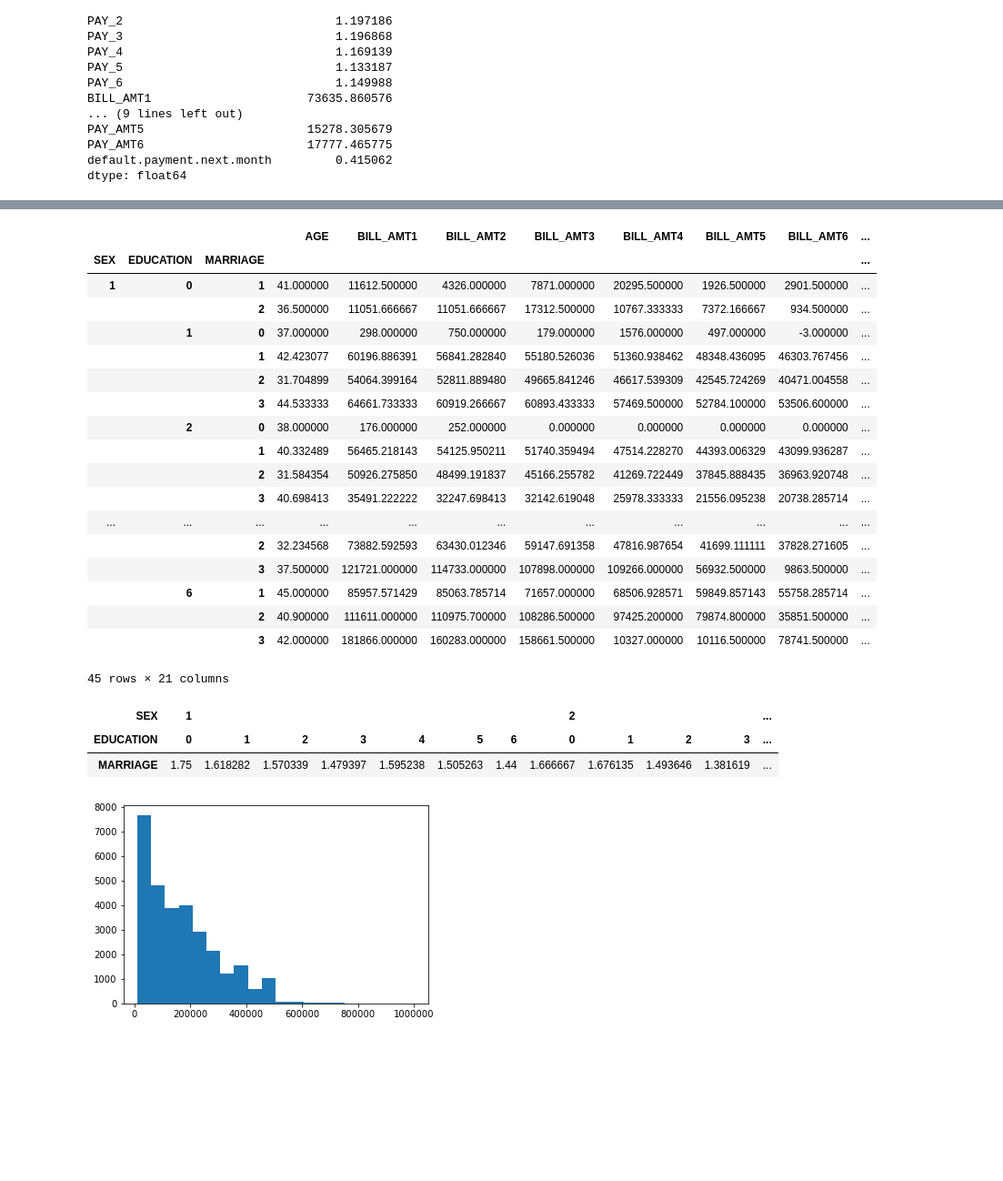
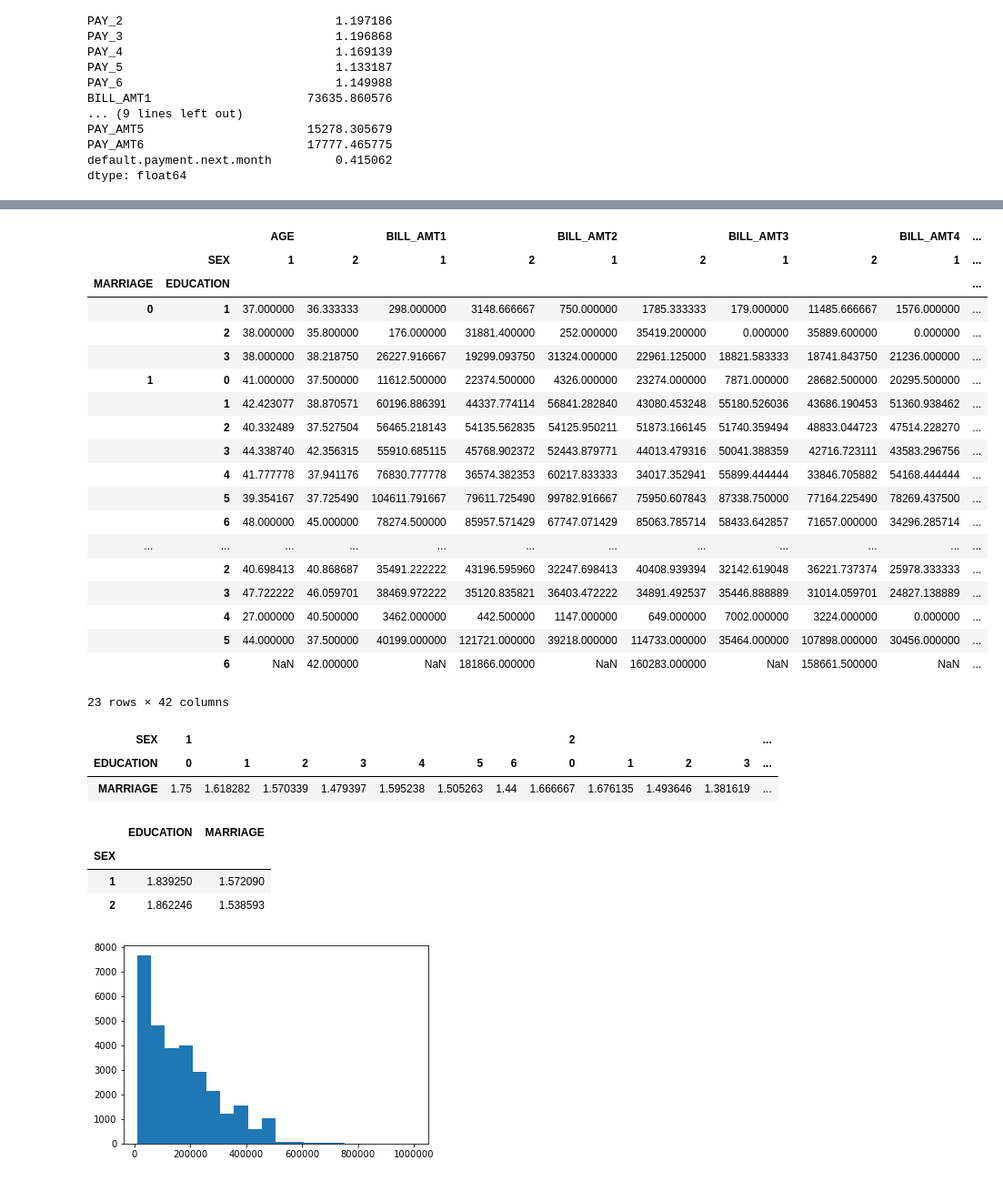
Before and after one commit to IvanovDmitryV/sfml, a Jupyter notebook: hw_01/hw1-task.ipynb, the cells around one changed output, grey strips where cells are left out. Shown at 91% size. Drawn from its saved outputs; the diff is of its cells as text; code cells hidden in the pictures; blank space fills up the shorter version.

```diff
--- a/hw_01/hw1-task.ipynb
+++ b/hw_01/hw1-task.ipynb
@@ -131,26 +130,27 @@ Name: 50%, dtype: float64
 # %%
 # (5) постройте сводную таблицу (pivot table) по SEX, EDUCATION, MARRIAGE
 #TODO
-
-df.pivot_table(index=['SEX','EDUCATION','MARRIAGE']) # не маленькая такая таблица, для визуального анализа трудна, а потому
+df.pivot_table(columns=['SEX'],index=['MARRIAGE','EDUCATION'])
+# не маленькая такая таблица, для визуального анализа трудна, а потому
 # %% [output]
-|  |  |  | AGE | BILL_AMT1 | BILL_AMT2 | BILL_AMT3 | BILL_AMT4 | BILL_AMT5 | BILL_AMT6 | ... |
-| SEX | EDUCATION | MARRIAGE |  |  |  |  |  |  |  | ... |
-| 1 | 0 | 1 | 41.000000 | 11612.500000 | 4326.000000 | 7871.000000 | 20295.500000 | 1926.500000 | 2901.500000 | ... |
-|  |  | 2 | 36.500000 | 11051.666667 | 11051.666667 | 17312.500000 | 10767.333333 | 7372.166667 | 934.500000 | ... |
-|  | 1 | 0 | 37.000000 | 298.000000 | 750.000000 | 179.000000 | 1576.000000 | 497.000000 | -3.000000 | ... |
-|  |  | 1 | 42.423077 | 60196.886391 | 56841.282840 | 55180.526036 | 51360.938462 | 48348.436095 | 46303.767456 | ... |
-|  |  | 2 | 31.704899 | 54064.399164 | 52811.889480 | 49665.841246 | 46617.539309 | 42545.724269 | 40471.004558 | ... |
-|  |  | 3 | 44.533333 | 64661.733333 | 60919.266667 | 60893.433333 | 57469.500000 | 52784.100000 | 53506.600000 | ... |
-|  | 2 | 0 | 38.000000 | 176.000000 | 252.000000 | 0.000000 | 0.000000 | 0.000000 | 0.000000 | ... |
-|  |  | 1 | 40.332489 | 56465.218143 | 54125.950211 | 51740.359494 | 47514.228270 | 44393.006329 | 43099.936287 | ... |
-|  |  | 2 | 31.584354 | 50926.275850 | 48499.191837 | 45166.255782 | 41269.722449 | 37845.888435 | 36963.920748 | ... |
-|  |  | 3 | 40.698413 | 35491.222222 | 32247.698413 | 32142.619048 | 25978.333333 | 21556.095238 | 20738.285714 | ... |
-| ... | ... | ... | ... | ... | ... | ... | ... | ... | ... | ... |
-|  |  | 2 | 32.234568 | 73882.592593 | 63430.012346 | 59147.691358 | 47816.987654 | 41699.111111 | 37828.271605 | ... |
-|  |  | 3 | 37.500000 | 121721.000000 | 114733.000000 | 107898.000000 | 109266.000000 | 56932.500000 | 9863.500000 | ... |
-|  | 6 | 1 | 45.000000 | 85957.571429 | 85063.785714 | 71657.000000 | 68506.928571 | 59849.857143 | 55758.285714 | ... |
-|  |  | 2 | 40.900000 | 111611.000000 | 110975.700000 | 108286.500000 | 97425.200000 | 79874.800000 | 35851.500000 | ... |
-|  |  | 3 | 42.000000 | 181866.000000 | 160283.000000 | 158661.500000 | 10327.000000 | 10116.500000 | 78741.500000 | ... |
+|  |  | AGE |  | BILL_AMT1 |  | BILL_AMT2 |  | BILL_AMT3 |  | BILL_AMT4 | ... |
+|  | SEX | 1 | 2 | 1 | 2 | 1 | 2 | 1 | 2 | 1 | ... |
+| MARRIAGE | EDUCATION |  |  |  |  |  |  |  |  |  | ... |
+| 0 | 1 | 37.000000 | 36.333333 | 298.000000 | 3148.666667 | 750.000000 | 1785.333333 | 179.000000 | 11485.666667 | 1576.000000 | ... |
+|  | 2 | 38.000000 | 35.800000 | 176.000000 | 31881.400000 | 252.000000 | 35419.200000 | 0.000000 | 35889.600000 | 0.000000 | ... |
+|  | 3 | 38.000000 | 38.218750 | 26227.916667 | 19299.093750 | 31324.000000 | 22961.125000 | 18821.583333 | 18741.843750 | 21236.000000 | ... |
+| 1 | 0 | 41.000000 | 37.500000 | 11612.500000 | 22374.500000 | 4326.000000 | 23274.000000 | 7871.000000 | 28682.500000 | 20295.500000 | ... |
+|  | 1 | 42.423077 | 38.870571 | 60196.886391 | 44337.774114 | 56841.282840 | 43080.453248 | 55180.526036 | 43686.190453 | 51360.938462 | ... |
+|  | 2 | 40.332489 | 37.527504 | 56465.218143 | 54135.562835 | 54125.950211 | 51873.166145 | 51740.359494 | 48833.044723 | 47514.228270 | ... |
+|  | 3 | 44.338740 | 42.356315 | 55910.685115 | 45768.902372 | 52443.879771 | 44013.479316 | 50041.388359 | 42716.723111 | 43583.296756 | ... |
+|  | 4 | 41.777778 | 37.941176 | 76830.777778 | 36574.382353 | 60217.833333 | 34017.352941 | 55899.444444 | 33846.705882 | 54168.444444 | ... |
+|  | 5 | 39.354167 | 37.725490 | 104611.791667 | 79611.725490 | 99782.916667 | 75950.607843 | 87338.750000 | 77164.225490 | 78269.437500 | ... |
+|  | 6 | 48.000000 | 45.000000 | 78274.500000 | 85957.571429 | 67747.071429 | 85063.785714 | 58433.642857 | 71657.000000 | 34296.285714 | ... |
+| ... | ... | ... | ... | ... | ... | ... | ... | ... | ... | ... | ... |
+|  | 2 | 40.698413 | 40.868687 | 35491.222222 | 43196.595960 | 32247.698413 | 40408.939394 | 32142.619048 | 36221.737374 | 25978.333333 | ... |
+|  | 3 | 47.722222 | 46.059701 | 38469.972222 | 35120.835821 | 36403.472222 | 34891.492537 | 35446.888889 | 31014.059701 | 24827.138889 | ... |
+|  | 4 | 27.000000 | 40.500000 | 3462.000000 | 442.500000 | 1147.000000 | 649.000000 | 7002.000000 | 3224.000000 | 0.000000 | ... |
+|  | 5 | 44.000000 | 37.500000 | 40199.000000 | 121721.000000 | 39218.000000 | 114733.000000 | 35464.000000 | 107898.000000 | 30456.000000 | ... |
+|  | 6 | NaN | 42.000000 | NaN | 181866.000000 | NaN | 160283.000000 | NaN | 158661.500000 | NaN | ... |
-45 rows × 21 columns
+23 rows × 42 columns
 # %%
@@ -160,6 +161,14 @@ df.pivot_table(['MARRIAGE'],index=['SEX','EDUCATION']).T
 | SEX | 1 |  |  |  |  |  |  | 2 |  |  |  | ... |
 | EDUCATION | 0 | 1 | 2 | 3 | 4 | 5 | 6 | 0 | 1 | 2 | 3 | ... |
 | MARRIAGE | 1.75 | 1.618282 | 1.570339 | 1.479397 | 1.595238 | 1.505263 | 1.44 | 1.666667 | 1.676135 | 1.493646 | 1.381619 | ... |
+# %%
+# и вот - про EDUCATION и MARRIAGE от SEX
+df.pivot_table(['EDUCATION','MARRIAGE'],index=['SEX'])
+# %% [output]
+|  | EDUCATION | MARRIAGE |
+| SEX |  |  |
+| 1 | 1.839250 | 1.572090 |
+| 2 | 1.862246 | 1.538593 |
 # %%
 # (6) Создать новый строковый столбец в data frame-е, который:
 # принимает значение A, если значение LIMIT_BAL <=10000
```
Also changed, not shown: parts of 10 cells of this notebook.
